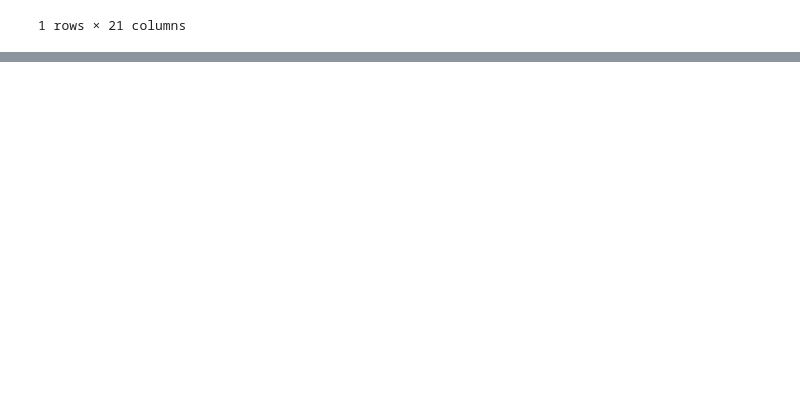
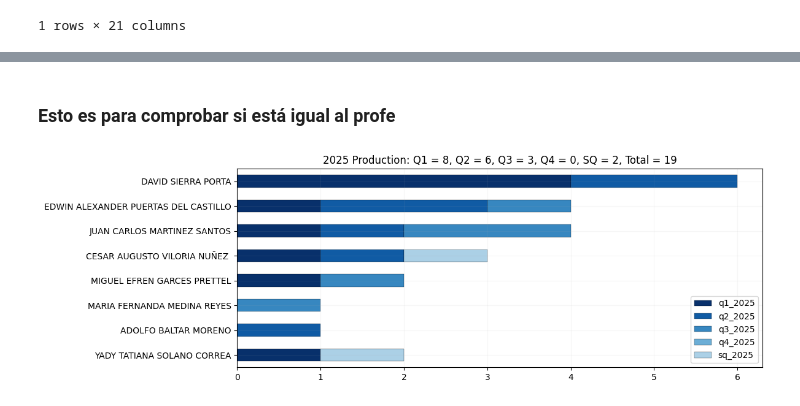
Before and after one commit to JesusPetro/Scopus-Metrics-UTB, a Jupyter notebook: Script-Scopus.ipynb, the cells around one changed output, grey strips where cells are left out. Cells and saved outputs as stored; diff of their text form; code cells hidden in the pictures; blank space fills up the shorter version.

Commit message:
refactor: rework Jupyter notebook Script_Scopus_Investigaciones2

```diff
--- a/Script-Scopus.ipynb
+++ b/Script-Scopus.ipynb
@@ -478,0 +574,8 @@ metrics
+# %%
+auth_df=auth_df.rename(columns={"author_id":"Autor ID"})
+auth_df.set_index("Autor ID",inplace=True)
+# %%
+data2=dataUTB.merge(auth_df,left_index=True, right_index=True)\
+    .sort_values(by=["year"],ascending=False)
+# data2.to_excel("./data/MidataMiScript2.xlsx")
+data2
@@ -478,0 +618,24 @@ metrics
+# %% [markdown]
+### __Esto es para comprobar si está igual al profe__
+# %%
+
+dat_ETD=data1[(data1["ESCUELA"]=="ESCUELA DE TRANSFORMACIÓN DIGITAL")&(data1["Total 2025 (include sq)"]>0)]
+
+cmap = plt.get_cmap('Blues_r')
+colors = [cmap(i) for i in np.linspace(0, 1, 7)]
+# %%
+dat_ETD.set_index("DOCENTE")\
+    .sort_values(by="Total 2025",ascending=True)[["q1_2025","q2_2025","q3_2025","q4_2025","sq_2025"]]\
+    .plot.barh(stacked=True, figsize=(12, 4), color=colors, edgecolor='k', lw=0.2)
+plt.grid(alpha=0.1); plt.ylabel(None)
+plt.title("2025 Production: Q1 = {}, Q2 = {}, Q3 = {}, Q4 = {}, SQ = {}, Total = {}".format(
+    len(data2[(data2["ESCUELA"]=="ESCUELA DE TRANSFORMACIÓN DIGITAL")&(data2["quartile"]=="Q1")&(data2["year"]==2025)].drop_duplicates(subset="publication")),
+          len(data2[(data2["ESCUELA"]=="ESCUELA DE TRANSFORMACIÓN DIGITAL")&(data2["quartile"]=="Q2")&(data2["year"]==2025)].drop_duplicates(subset="publication")),
+len(data2[(data2["ESCUELA"]=="ESCUELA DE TRANSFORMACIÓN DIGITAL")&(data2["quartile"]=="Q3")&(data2["year"]==2025)].drop_duplicates(subset="publication")),
+len(data2[(data2["ESCUELA"]=="ESCUELA DE TRANSFORMACIÓN DIGITAL")&(data2["quartile"]=="Q4")&(data2["year"]==2025)].drop_duplicates(subset="publication")),
+len(data2[(data2["ESCUELA"]=="ESCUELA DE TRANSFORMACIÓN DIGITAL")&((data2["quartile"]=="-")|(data2["quartile"].isna()))&(data2["year"]==2025)].drop_duplicates(subset="publication")),
+         len(data2[(data2["ESCUELA"]=="ESCUELA DE TRANSFORMACIÓN DIGITAL")&(data2["year"]==2025)].drop_duplicates(subset="publication"))))
+plt.tight_layout()
+plt.savefig("ETD1.png",dpi=300,bbox_inches='tight')
+# %% [output]
+[figure, added]
```
Also changed, not shown: parts of 19 cells of this notebook.
